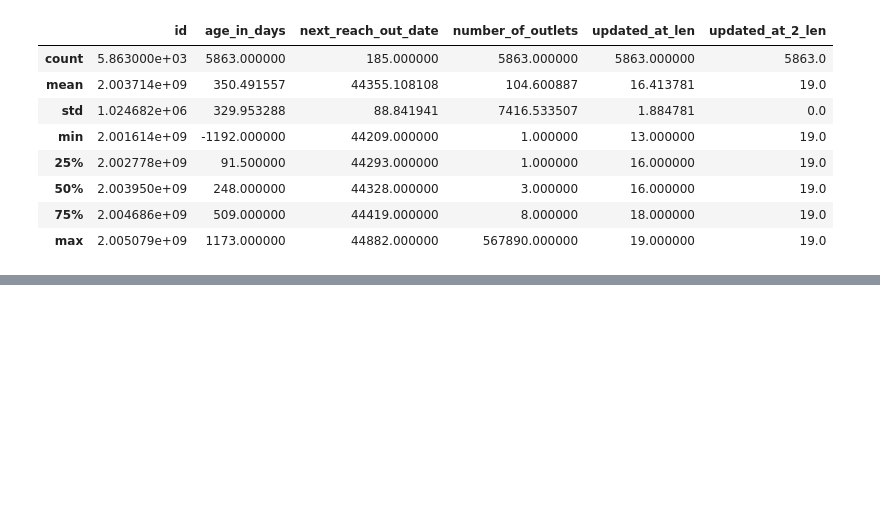
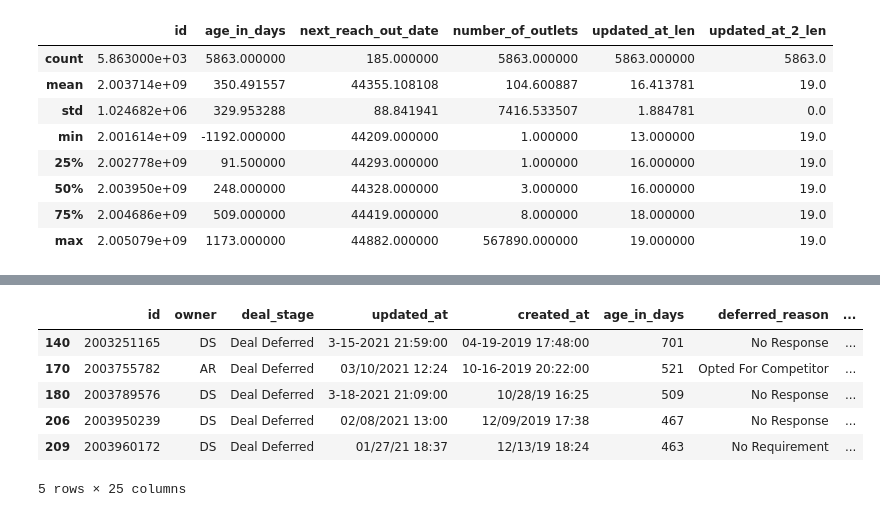
Before and after one commit to weirdcoder247/sales-crm-analysis, a Jupyter notebook: 03_codes/test_notebook.ipynb, the cells around one changed output, grey strips where cells are left out. Cells and saved outputs as stored; diff of their text form; code cells hidden in the pictures; blank space fills up the shorter version.

```diff
--- a/03_codes/test_notebook.ipynb
+++ b/03_codes/test_notebook.ipynb
@@ -349,0 +476,4 @@ df.describe()
+# %%
+df["created_at_2_year"] = df.created_at_2.dt.year
+df["created_at_2_month"] = df.created_at_2.dt.month
+df["created_at_2_day"] = df.created_at_2.dt.day
@@ -349,0 +562,2 @@ df.describe()
+# %%
+df["next_reach_out_date_2"] = pd.to_datetime(df.next_reach_out_date, infer_datetime_format=True)
@@ -349,0 +602,14 @@ df.describe()
+# %%
+# xl_date = 44462
+df["next_reach_out_date_2"] = df["next_reach_out_date"]\
+    .apply(lambda x: xlrd.xldate_as_datetime(x, 0) if ~np.isnan(x) else x)
+# %%
+df[pd.to_datetime(df.next_reach_out_date).notna()].head()
+# %% [output]
+|  | id | owner | deal_stage | updated_at | created_at | age_in_days | deferred_reason | ... |
+| 140 | 2003251165 | DS | Deal Deferred | 3-15-2021 21:59:00 | 04-19-2019 17:48:00 | 701 | No Response | ... |
+| 170 | 2003755782 | AR | Deal Deferred | 03/10/2021 12:24 | 10-16-2019 20:22:00 | 521 | Opted For Competitor | ... |
+| 180 | 2003789576 | DS | Deal Deferred | 3-18-2021 21:09:00 | 10/28/19 16:25 | 509 | No Response | ... |
+| 206 | 2003950239 | DS | Deal Deferred | 02/08/2021 13:00 | 12/09/2019 17:38 | 467 | No Response | ... |
+| 209 | 2003960172 | DS | Deal Deferred | 01/27/21 18:37 | 12/13/19 18:24 | 463 | No Requirement | ... |
+5 rows × 25 columns
```
Also changed, not shown: parts of 23 cells of this notebook, 1 other file.
